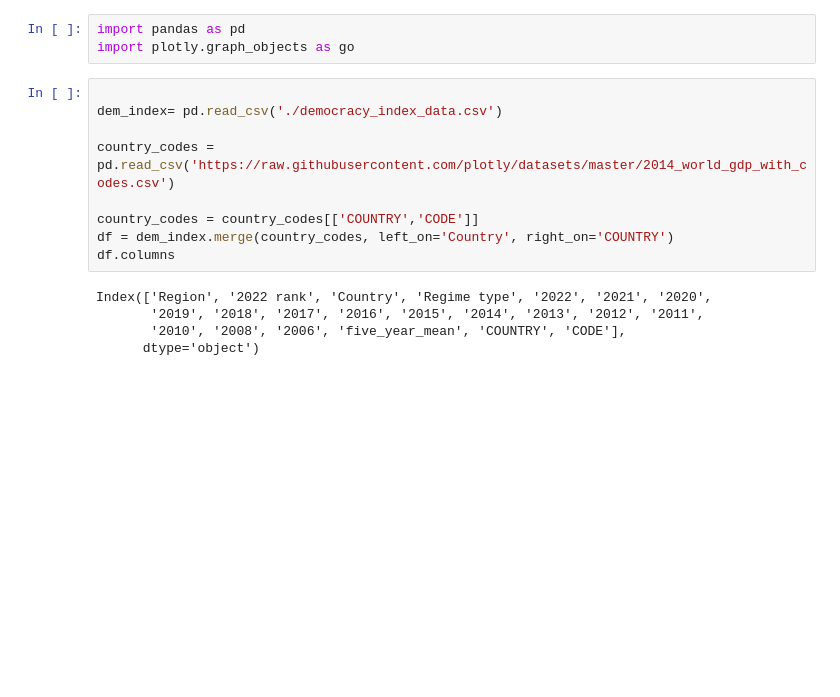
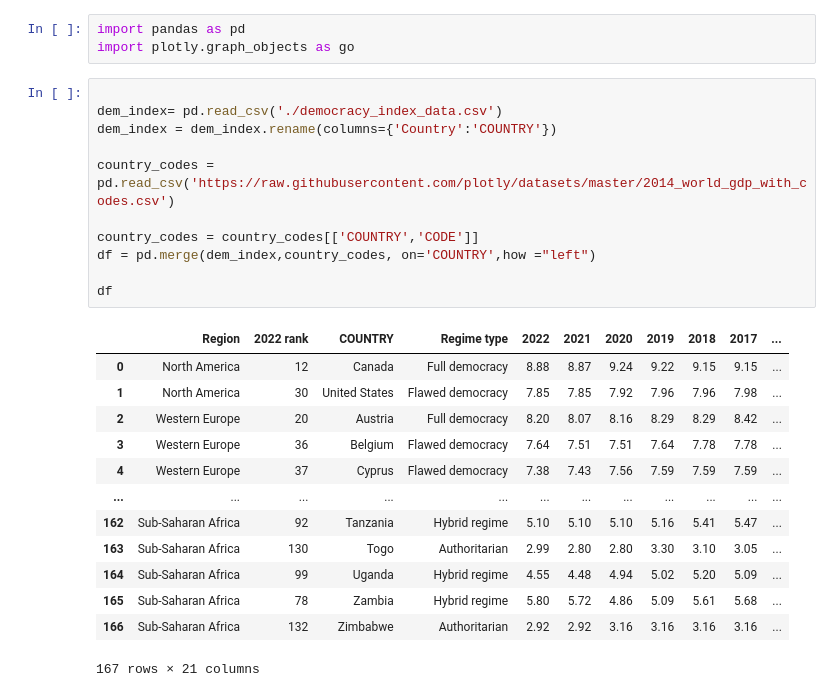
Before and after one commit to samroska/women-in-gov, a Jupyter notebook: corropleth.ipynb, the cells around one changed output. Saved outputs shown, nothing was run; the diff lists cells and outputs as text; blank space fills up the shorter version.

```diff
--- a/corropleth.ipynb
+++ b/corropleth.ipynb
@@ -4,14 +4,25 @@ import plotly.graph_objects as go
 # %%
 
 dem_index= pd.read_csv('./democracy_index_data.csv')
+dem_index = dem_index.rename(columns={'Country':'COUNTRY'})
 
 country_codes = pd.read_csv('https://raw.githubusercontent.com/plotly/datasets/master/2014_world_gdp_with_codes.csv')
 
 country_codes = country_codes[['COUNTRY','CODE']]
-df = dem_index.merge(country_codes, left_on='Country', right_on='COUNTRY')
-df.columns
+df = pd.merge(dem_index,country_codes, on='COUNTRY',how ="left")
+
+df
 # %% [output]
+|  | Region | 2022 rank | COUNTRY | Regime type | 2022 | 2021 | 2020 | 2019 | 2018 | 2017 | ... |
+| 0 | North America | 12 | Canada | Full democracy | 8.88 | 8.87 | 9.24 | 9.22 | 9.15 | 9.15 | ... |
+| 1 | North America | 30 | United States | Flawed democracy | 7.85 | 7.85 | 7.92 | 7.96 | 7.96 | 7.98 | ... |
+| 2 | Western Europe | 20 | Austria | Full democracy | 8.20 | 8.07 | 8.16 | 8.29 | 8.29 | 8.42 | ... |
+| 3 | Western Europe | 36 | Belgium | Flawed democracy | 7.64 | 7.51 | 7.51 | 7.64 | 7.78 | 7.78 | ... |
+| 4 | Western Europe | 37 | Cyprus | Flawed democracy | 7.38 | 7.43 | 7.56 | 7.59 | 7.59 | 7.59 | ... |
+| ... | ... | ... | ... | ... | ... | ... | ... | ... | ... | ... | ... |
+| 162 | Sub-Saharan Africa | 92 | Tanzania | Hybrid regime | 5.10 | 5.10 | 5.10 | 5.16 | 5.41 | 5.47 | ... |
+| 163 | Sub-Saharan Africa | 130 | Togo | Authoritarian | 2.99 | 2.80 | 2.80 | 3.30 | 3.10 | 3.05 | ... |
+| 164 | Sub-Saharan Africa | 99 | Uganda | Hybrid regime | 4.55 | 4.48 | 4.94 | 5.02 | 5.20 | 5.09 | ... |
+| 165 | Sub-Saharan Africa | 78 | Zambia | Hybrid regime | 5.80 | 5.72 | 4.86 | 5.09 | 5.61 | 5.68 | ... |
+| 166 | Sub-Saharan Africa | 132 | Zimbabwe | Authoritarian | 2.92 | 2.92 | 3.16 | 3.16 | 3.16 | 3.16 | ... |
-Index(['Region', '2022 rank', 'Country', 'Regime type', '2022', '2021', '2020',
-       '2019', '2018', '2017', '2016', '2015', '2014', '2013', '2012', '2011',
-       '2010', '2008', '2006', 'five_year_mean', 'COUNTRY', 'CODE'],
-      dtype='object')
+167 rows × 21 columns
```
Also changed, not shown: parts of 5 cells of this notebook.
